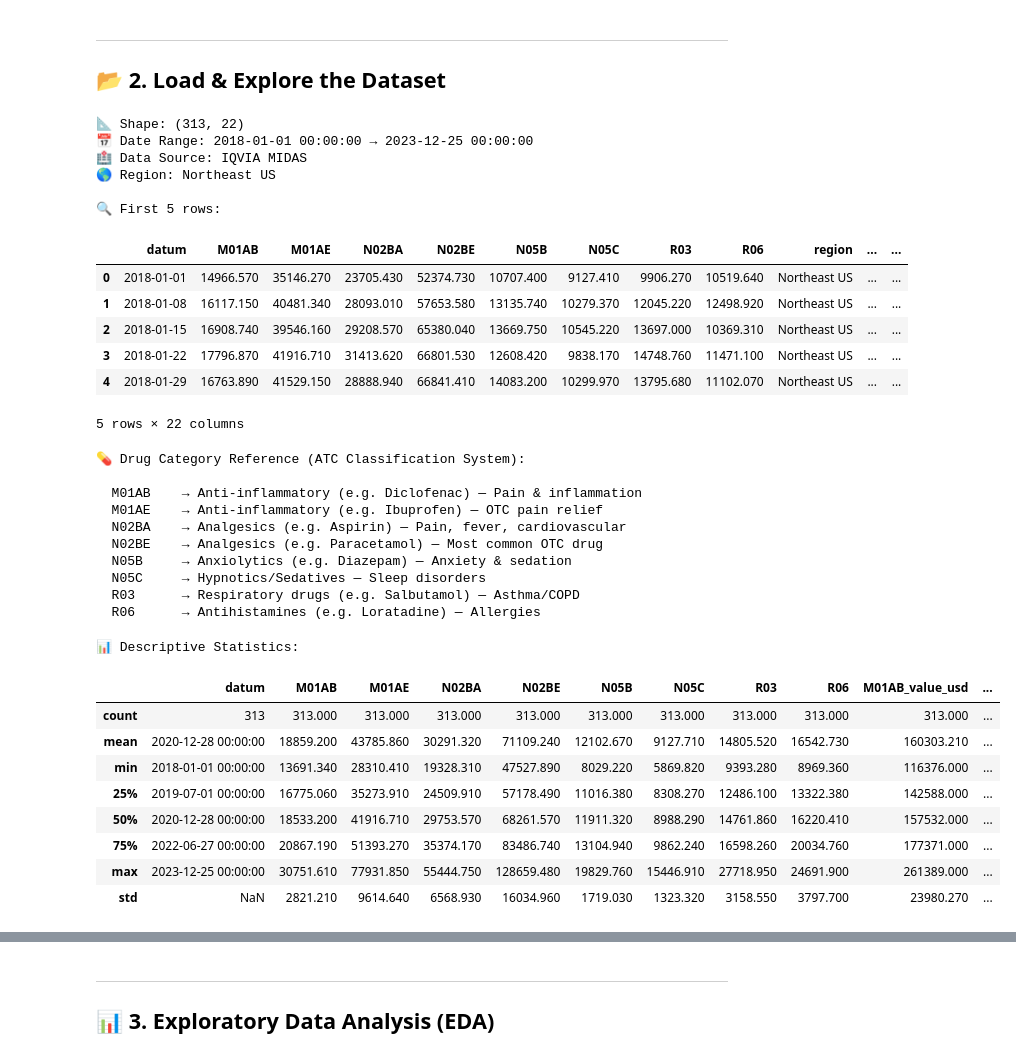
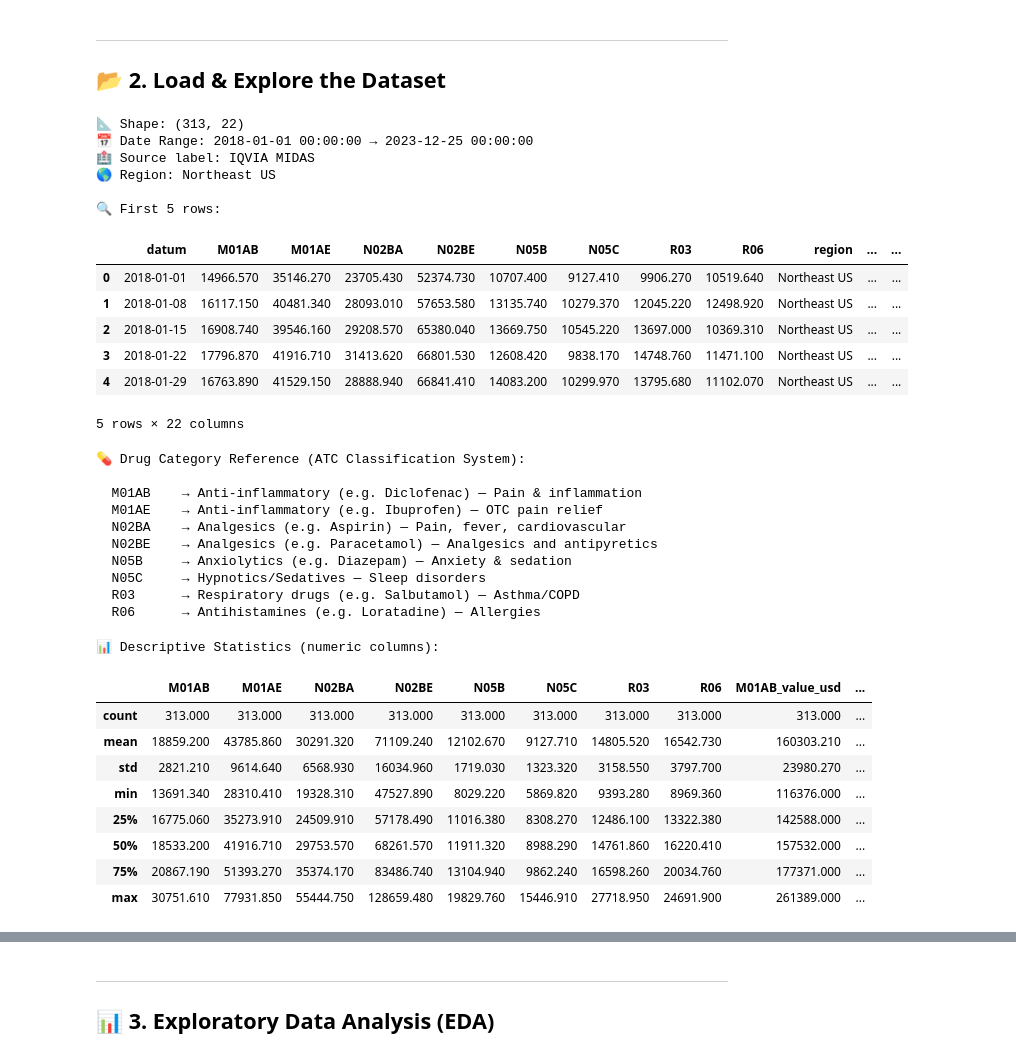
Before and after one commit to latiphy-s/forecast-of-drug-pharma-demand, a Jupyter notebook: pharma-drug-demand-forecasting-iqvia.ipynb, the cells around one changed output, grey strips where cells are left out. Saved outputs shown, nothing was run; the diff lists cells and outputs as text; code cells hidden in the pictures.

```diff
--- a/pharma-drug-demand-forecasting-iqvia.ipynb
+++ b/pharma-drug-demand-forecasting-iqvia.ipynb
@@ -83,27 +96,33 @@ W0000 00:00:1773690850.467262      24 computation_placer.cc:177] computation pla
 ---
 ## 📂 2. Load & Explore the Dataset
 # %%
-# ── Load IQVIA MIDAS Dataset ──
-# Source: IQVIA MIDAS — Northeast US Market | Weekly Rx & OTC Sales 2018–2023
-# Note: Data reflects aggregated market-level sales (Extended Units)
-# Proprietary format anonymized for public sharing
-
-df = pd.read_csv('/kaggle/input/datasets/mderya/iqvia-pharma-sales/iqvia_pharma_sales.csv')
+# Load the supplied local CSV; provenance is not independently verified.
+df = pd.read_csv(DATA_PATH)
 
 # Parse date column
 df['datum'] = pd.to_datetime(df['datum'])
 df = df.sort_values('datum').reset_index(drop=True)
+sales_columns = ['M01AB', 'M01AE', 'N02BA', 'N02BE', 'N05B', 'N05C', 'R03', 'R06']
+if df['datum'].isna().any() or df['datum'].duplicated().any():
+    raise ValueError('Dates must be valid and unique.')
+if not df['datum'].diff().dropna().eq(pd.Timedelta(days=7)).all():
+    raise ValueError('Expected regular weekly observations; inspect gaps before modeling.')
+df[sales_columns] = df[sales_columns].apply(pd.to_numeric, errors='raise')
+if not np.isfinite(df[sales_columns].to_numpy()).all():
+    raise ValueError('Sales contain missing or non-finite values; resolve them before modeling.')
+if (df[sales_columns] < 0).any().any():
+    raise ValueError('Negative sales require investigation before modeling.')
 
 print(f'📐 Shape: {df.shape}')
 print(f'📅 Date Range: {df["datum"].min()} → {df["datum"].max()}')
-print(f'🏥 Data Source: {df["data_source"].iloc[0]}')
+print(f'🏥 Source label: {df["data_source"].iloc[0]}')
 print(f'🌎 Region: {df["region"].iloc[0]}')
 print(f'\n🔍 First 5 rows:')
 df.head()
 # %% [output]
 📐 Shape: (313, 22)
 📅 Date Range: 2018-01-01 00:00:00 → 2023-12-25 00:00:00
-🏥 Data Source: IQVIA MIDAS
+🏥 Source label: IQVIA MIDAS
 🌎 Region: Northeast US
 
 🔍 First 5 rows:
@@ -115,12 +134,12 @@ df.head()
 | 4 | 2018-01-29 | 16763.890 | 41529.150 | 28888.940 | 66841.410 | 14083.200 | 10299.970 | 13795.680 | 11102.070 | Northeast US | ... | ... |
 5 rows × 22 columns
 # %%
-# ── Drug Categories Description ──
+# Broad category descriptions; examples are illustrative, not the measured product mix.
 drug_info = {
     'M01AB': 'Anti-inflammatory (e.g. Diclofenac) — Pain & inflammation',
     'M01AE': 'Anti-inflammatory (e.g. Ibuprofen) — OTC pain relief',
     'N02BA': 'Analgesics (e.g. Aspirin) — Pain, fever, cardiovascular',
-    'N02BE': 'Analgesics (e.g. Paracetamol) — Most common OTC drug',
+    'N02BE': 'Analgesics (e.g. Paracetamol) — Analgesics and antipyretics',
     'N05B':  'Anxiolytics (e.g. Diazepam) — Anxiety & sedation',
     'N05C':  'Hypnotics/Sedatives — Sleep disorders',
     'R03':   'Respiratory drugs (e.g. Salbutamol) — Asthma/COPD',
@@ -136,23 +155,34 @@ for code, desc in drug_info.items():
   M01AB    → Anti-inflammatory (e.g. Diclofenac) — Pain & inflammation
   M01AE    → Anti-inflammatory (e.g. Ibuprofen) — OTC pain relief
   N02BA    → Analgesics (e.g. Aspirin) — Pain, fever, cardiovascular
-  N02BE    → Analgesics (e.g. Paracetamol) — Most common OTC drug
+  N02BE    → Analgesics (e.g. Paracetamol) — Analgesics and antipyretics
   N05B     → Anxiolytics (e.g. Diazepam) — Anxiety & sedation
   N05C     → Hypnotics/Sedatives — Sleep disorders
   R03      → Respiratory drugs (e.g. Salbutamol) — Asthma/COPD
   R06      → Antihistamines (e.g. Loratadine) — Allergies
 # %%
 # ── Basic Statistics ──
-print('📊 Descriptive Statistics:\n')
-df.describe().round(2)
+from IPython.display import display
+
+if 'df' not in globals():
+    raise RuntimeError('Run the Load & Explore the Dataset cell first to create df.')
+
+print('📊 Descriptive Statistics (numeric columns):\n')
+numeric_data = df.select_dtypes(include='number')
+if numeric_data.empty:
+    raise ValueError('No numeric columns found. Check the CSV loading and column types.')
+display(numeric_data.describe().round(2))
+
+print(f'\n📅 Date range: {df["datum"].min()} → {df["datum"].max()}')
+print(f'📐 Observations: {len(df):,}')
 # %% [output]
-📊 Descriptive Statistics:
+📊 Descriptive Statistics (numeric columns):
-|  | datum | M01AB | M01AE | N02BA | N02BE | N05B | N05C | R03 | R06 | M01AB_value_usd | ... |
-| count | 313 | 313.000 | 313.000 | 313.000 | 313.000 | 313.000 | 313.000 | 313.000 | 313.000 | 313.000 | ... |
-| mean | 2020-12-28 00:00:00 | 18859.200 | 43785.860 | 30291.320 | 71109.240 | 12102.670 | 9127.710 | 14805.520 | 16542.730 | 160303.210 | ... |
-| min | 2018-01-01 00:00:00 | 13691.340 | 28310.410 | 19328.310 | 47527.890 | 8029.220 | 5869.820 | 9393.280 | 8969.360 | 116376.000 | ... |
-| 25% | 2019-07-01 00:00:00 | 16775.060 | 35273.910 | 24509.910 | 57178.490 | 11016.380 | 8308.270 | 12486.100 | 13322.380 | 142588.000 | ... |
-| 50% | 2020-12-28 00:00:00 | 18533.200 | 41916.710 | 29753.570 | 68261.570 | 11911.320 | 8988.290 | 14761.860 | 16220.410 | 157532.000 | ... |
-| 75% | 2022-06-27 00:00:00 | 20867.190 | 51393.270 | 35374.170 | 83486.740 | 13104.940 | 9862.240 | 16598.260 | 20034.760 | 177371.000 | ... |
-| max | 2023-12-25 00:00:00 | 30751.610 | 77931.850 | 55444.750 | 128659.480 | 19829.760 | 15446.910 | 27718.950 | 24691.900 | 261389.000 | ... |
-| std | NaN | 2821.210 | 9614.640 | 6568.930 | 16034.960 | 1719.030 | 1323.320 | 3158.550 | 3797.700 | 23980.270 | ... |
+|  | M01AB | M01AE | N02BA | N02BE | N05B | N05C | R03 | R06 | M01AB_value_usd | ... |
+| count | 313.000 | 313.000 | 313.000 | 313.000 | 313.000 | 313.000 | 313.000 | 313.000 | 313.000 | ... |
+| mean | 18859.200 | 43785.860 | 30291.320 | 71109.240 | 12102.670 | 9127.710 | 14805.520 | 16542.730 | 160303.210 | ... |
+| std | 2821.210 | 9614.640 | 6568.930 | 16034.960 | 1719.030 | 1323.320 | 3158.550 | 3797.700 | 23980.270 | ... |
+| min | 13691.340 | 28310.410 | 19328.310 | 47527.890 | 8029.220 | 5869.820 | 9393.280 | 8969.360 | 116376.000 | ... |
+| 25% | 16775.060 | 35273.910 | 24509.910 | 57178.490 | 11016.380 | 8308.270 | 12486.100 | 13322.380 | 142588.000 | ... |
+| 50% | 18533.200 | 41916.710 | 29753.570 | 68261.570 | 11911.320 | 8988.290 | 14761.860 | 16220.410 | 157532.000 | ... |
+| 75% | 20867.190 | 51393.270 | 35374.170 | 83486.740 | 13104.940 | 9862.240 | 16598.260 | 20034.760 | 177371.000 | ... |
+| max | 30751.610 | 77931.850 | 55444.750 | 128659.480 | 19829.760 | 15446.910 | 27718.950 | 24691.900 | 261389.000 | ... |
```
Also changed, not shown: parts of 32 cells of this notebook, 16 other files.
